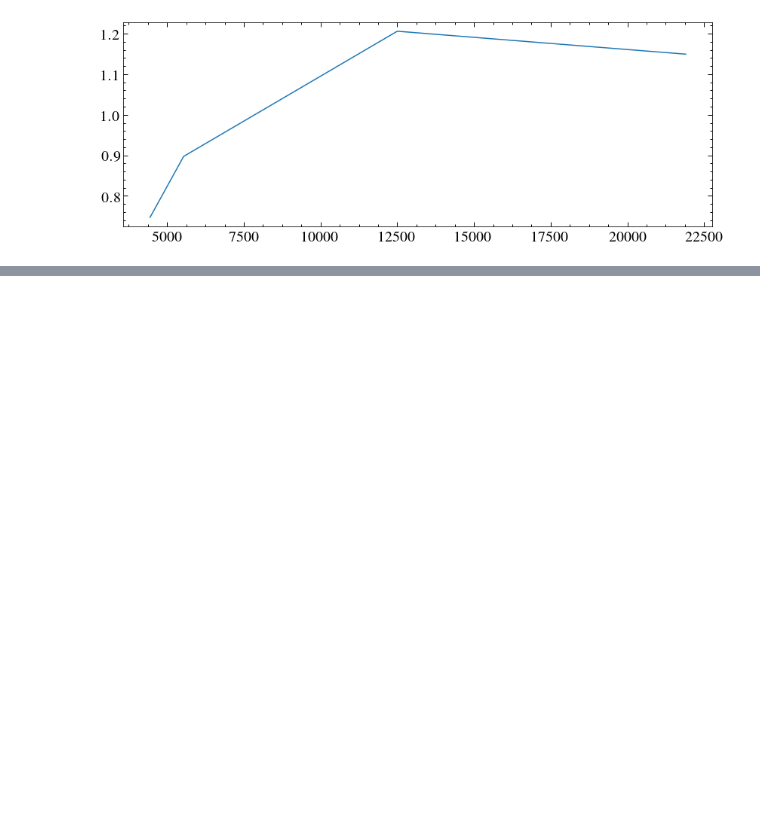
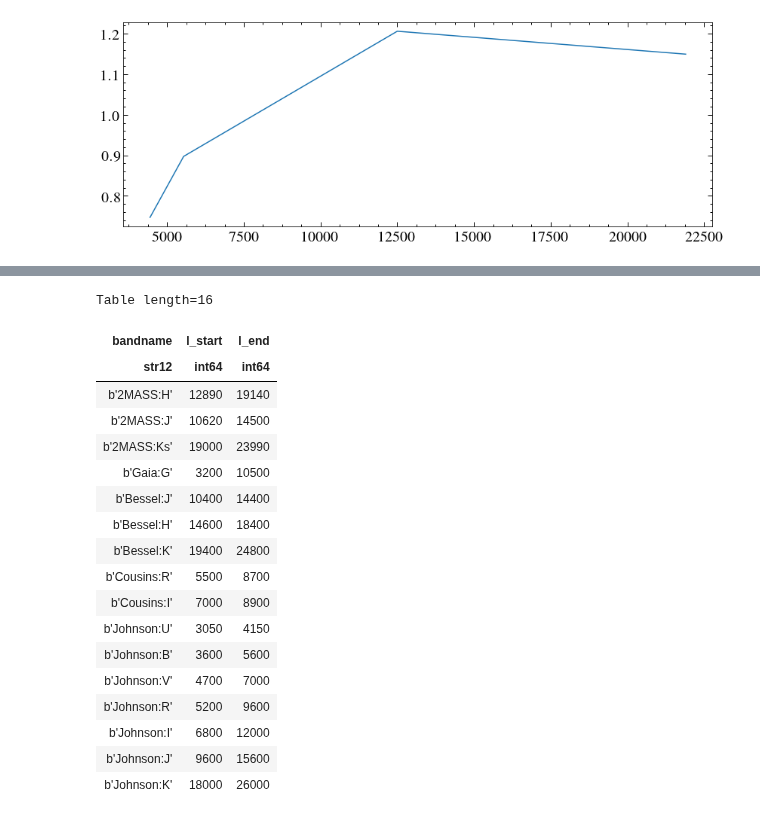
Before and after one commit to davidjwilson/SEDs, a Jupyter notebook: gj_674/photometry/photometry_fitting.ipynb, the cells around one changed output, grey strips where cells are left out. Saved outputs shown, nothing was run; the diff lists cells and outputs as text; code cells hidden in the pictures; blank space fills up the shorter version.

```diff
--- a/gj_674/photometry/photometry_fitting.ipynb
+++ b/gj_674/photometry/photometry_fitting.ipynb
@@ -285,0 +342,22 @@ plt.show()
+# %%
+bw
+# %% [output]
+Table length=16
+| bandname | l_start | l_end |
+| str12 | int64 | int64 |
+| b'2MASS:H' | 12890 | 19140 |
+| b'2MASS:J' | 10620 | 14500 |
+| b'2MASS:Ks' | 19000 | 23990 |
+| b'Gaia:G' | 3200 | 10500 |
+| b'Bessel:J' | 10400 | 14400 |
+| b'Bessel:H' | 14600 | 18400 |
+| b'Bessel:K' | 19400 | 24800 |
+| b'Cousins:R' | 5500 | 8700 |
+| b'Cousins:I' | 7000 | 8900 |
+| b'Johnson:U' | 3050 | 4150 |
+| b'Johnson:B' | 3600 | 5600 |
+| b'Johnson:V' | 4700 | 7000 |
+| b'Johnson:R' | 5200 | 9600 |
+| b'Johnson:I' | 6800 | 12000 |
+| b'Johnson:J' | 9600 | 15600 |
+| b'Johnson:K' | 18000 | 26000 |
```
Also changed, not shown: parts of 9 cells of this notebook.
